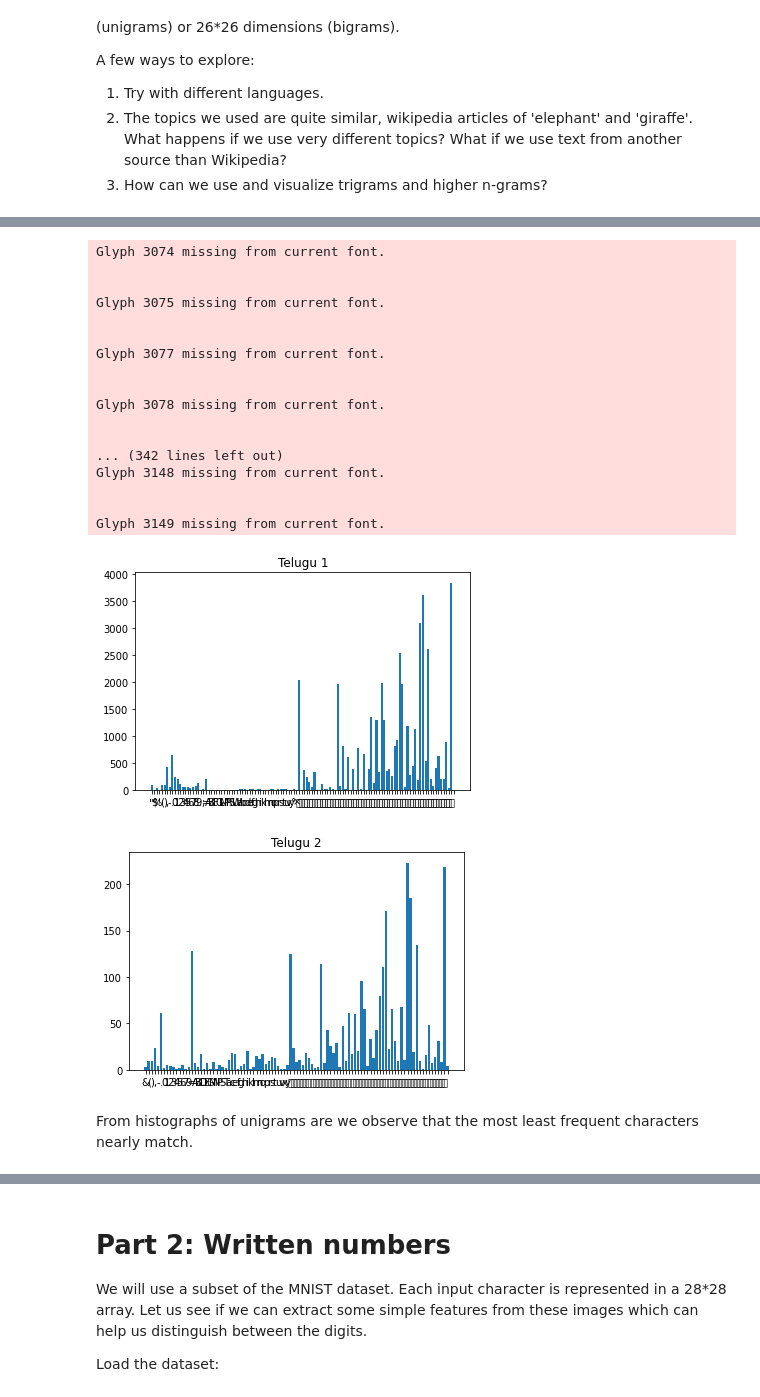
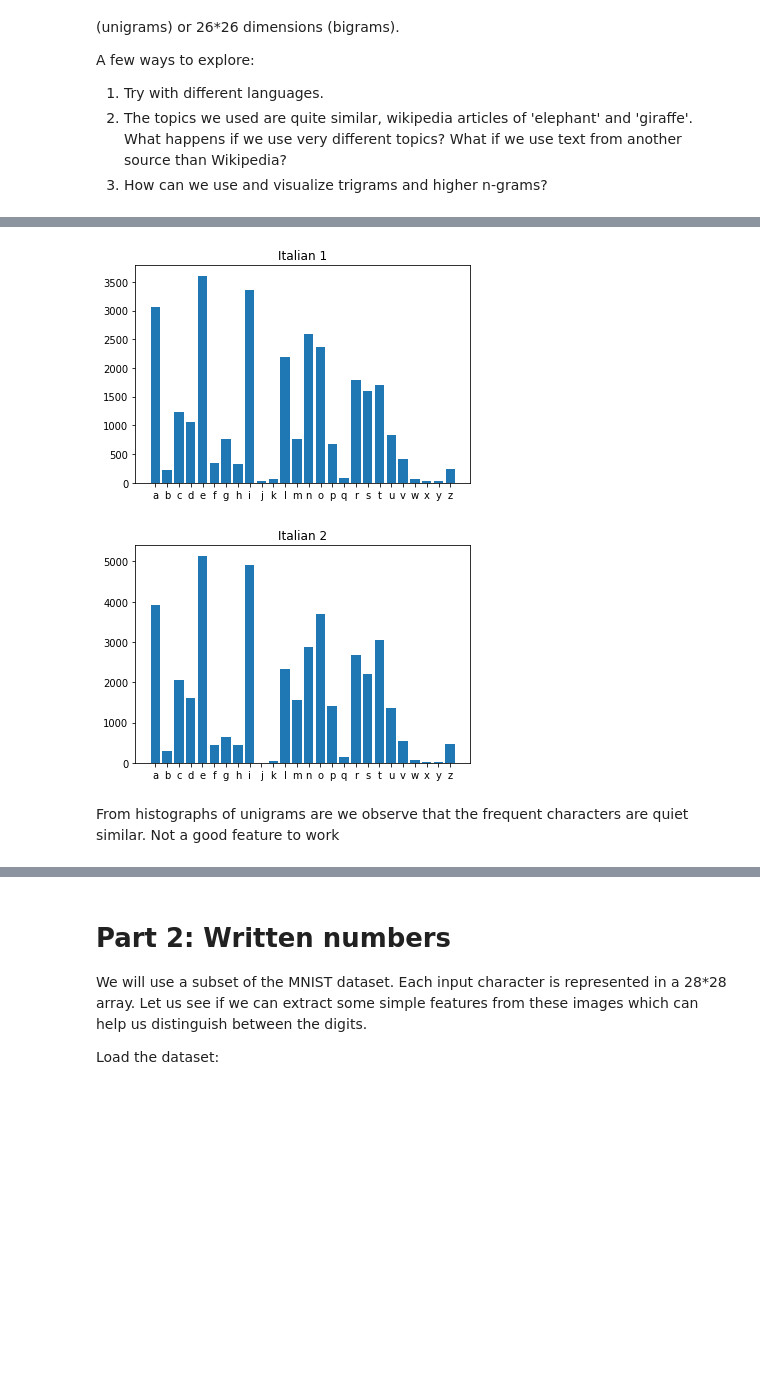
Before and after one commit to Mahendra275/fmml2021, a Jupyter notebook: Lab1_Features.ipynb, the cells around one changed output, grey strips where cells are left out. Drawn from its saved outputs; the diff is of its cells as text; code cells hidden in the pictures; blank space fills up the shorter version.

```diff
--- a/Lab1_Features.ipynb
+++ b/Lab1_Features.ipynb
@@ -232,9 +242,10 @@ A few ways to explore:
 # %%
-#try with language hindi and telugu
-
-wikipedia.set_lang('hi')
-hin1 = wikipedia.page(topic1).content
-hin2 = wikipedia.page(topic2).content
-wikipedia.set_lang('te')
-tel1 = wikipedia.page(topic1).content
-tel2 = wikipedia.page(topic2).content
+#try with language English and italian
+topic3 = 'India English'
+topic4 = 'Computer'
+wikipedia.set_lang('en')
+eng1 = wikipedia.page(topic3).content
+eng2 = wikipedia.page(topic4).content
+wikipedia.set_lang('it')
+ita1 = wikipedia.page(topic3).content
+ita2 = wikipedia.page(topic4).content
@@ -256 +256,6 @@ print(hin1)
+# %%
+eng1 = cleanup(eng1)
+eng2 = cleanup(eng2)
+ita1 = cleanup(ita1)
+ita2 = cleanup(ita2)
 # %%
@@ -295,32 +273,15 @@ Glyph 2416 missing from current font.
 # %%
-unigram_tel1 = Counter(ngrams(tel1,1))
-plothistogram(unigram_tel1)
-plt.title('Telugu 1')
+unigram_ita1 = Counter(ngrams(ita1,1))
+plothistogram(unigram_ita1)
+plt.title('Italian 1')
 plt.show()
-unigram_tel2 = Counter(ngrams(tel2,1))
-plothistogram(unigram_tel2)
-plt.title('Telugu 2')
+unigram_ita2 = Counter(ngrams(ita2,1))
+plothistogram(unigram_ita2)
+plt.title('Italian 2')
 plt.show()
 # %% [output]
-Glyph 3074 missing from current font.
-
-
-Glyph 3075 missing from current font.
-
-
-Glyph 3077 missing from current font.
-
-
-Glyph 3078 missing from current font.
-
-
-... (342 lines left out)
-Glyph 3148 missing from current font.
-
-
-Glyph 3149 missing from current font.
-[figure, old version]
+[figure, new version]
-[figure, old version]
+[figure, new version]
 # %% [markdown]
-From histographs of unigrams are we observe that the most least frequent characters nearly match.
+From histographs of unigrams are we observe that the frequent characters are quiet similar. Not a good feature to work
 # %%
```
Also changed, not shown: parts of 39 cells of this notebook.
